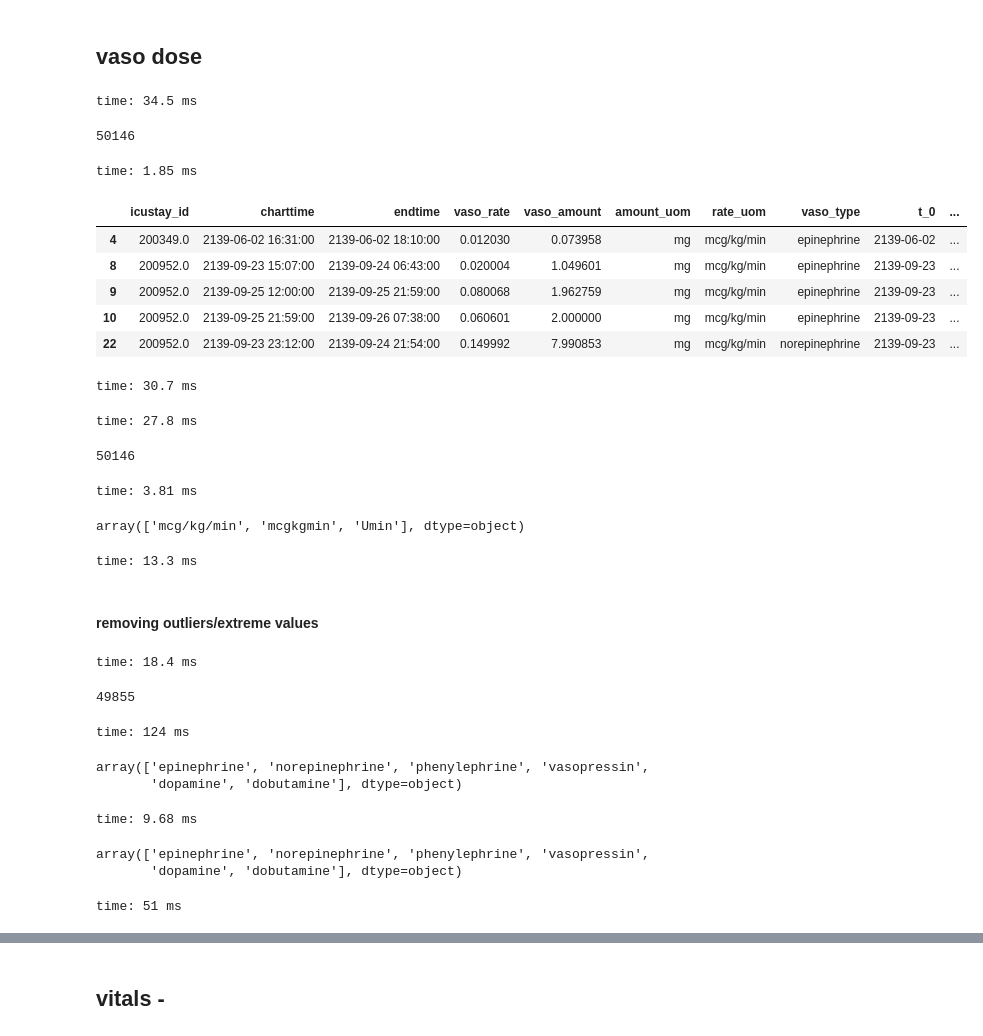
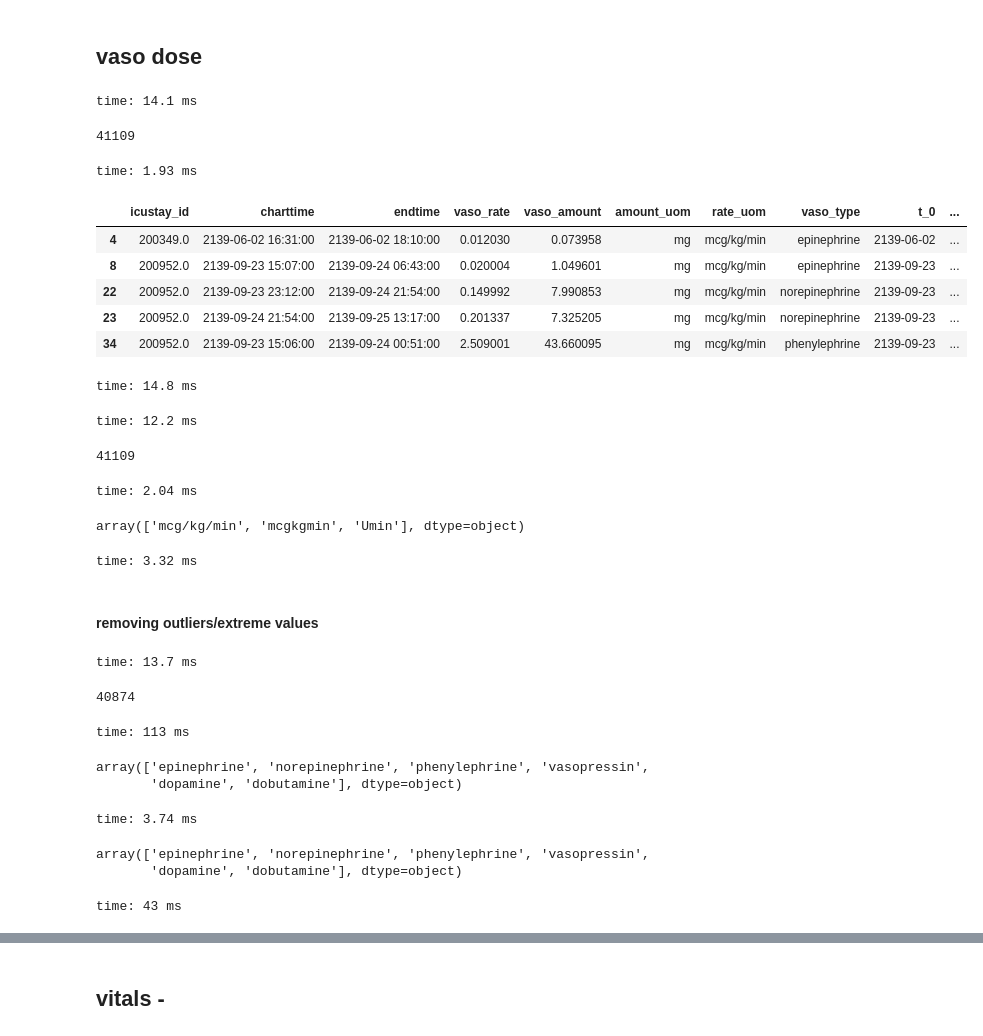
Before and after one commit to kellylinyingxin/mimiciii-antibiotics-modeling, a Jupyter notebook: notebooks/03.20-clinical_variable_prep.ipynb, the cells around one changed output, grey strips where cells are left out. Drawn from its saved outputs; the diff is of its cells as text; code cells hidden in the pictures.

```diff
--- a/notebooks/03.20-clinical_variable_prep.ipynb
+++ b/notebooks/03.20-clinical_variable_prep.ipynb
@@ -220,92 +324,88 @@ time: 28.9 ms
 # %% [markdown]
 ## vaso dose
 # %%
-# #vaso_dose_72.head()
-# vaso_dose_72= vaso_dose_72.rename(
-#     columns={'starttime':'charttime','label':'vaso_type'}
-#         )#.drop(labels='endtime', axis=1)
 # #renaming starttime to charttime and dropping endtime
 
-dfs['vaso_dose_72']= dfs['vaso_dose_72'].rename(
+dfs[vaso_df]= dfs[vaso_df].rename(
     columns={'starttime':'charttime','label':'vaso_type'})
 # %% [output]
-time: 34.5 ms
+time: 14.1 ms
 # %%
-len(dfs['vaso_dose_72'])
+len(dfs[vaso_df])
 # %% [output]
-50146
+41109
-time: 1.85 ms
+time: 1.93 ms
 # %%
-dfs['vaso_dose_72'].head()
+dfs[vaso_df].head()
 # %% [output]
 |  | icustay_id | charttime | endtime | vaso_rate | vaso_amount | amount_uom | rate_uom | vaso_type | t_0 | ... |
 | 4 | 200349.0 | 2139-06-02 16:31:00 | 2139-06-02 18:10:00 | 0.012030 | 0.073958 | mg | mcg/kg/min | epinephrine | 2139-06-02 | ... |
 | 8 | 200952.0 | 2139-09-23 15:07:00 | 2139-09-24 06:43:00 | 0.020004 | 1.049601 | mg | mcg/kg/min | epinephrine | 2139-09-23 | ... |
-| 9 | 200952.0 | 2139-09-25 12:00:00 | 2139-09-25 21:59:00 | 0.080068 | 1.962759 | mg | mcg/kg/min | epinephrine | 2139-09-23 | ... |
-| 10 | 200952.0 | 2139-09-25 21:59:00 | 2139-09-26 07:38:00 | 0.060601 | 2.000000 | mg | mcg/kg/min | epinephrine | 2139-09-23 | ... |
 | 22 | 200952.0 | 2139-09-23 23:12:00 | 2139-09-24 21:54:00 | 0.149992 | 7.990853 | mg | mcg/kg/min | norepinephrine | 2139-09-23 | ... |
+| 23 | 200952.0 | 2139-09-24 21:54:00 | 2139-09-25 13:17:00 | 0.201337 | 7.325205 | mg | mcg/kg/min | norepinephrine | 2139-09-23 | ... |
+| 34 | 200952.0 | 2139-09-23 15:06:00 | 2139-09-24 00:51:00 | 2.509001 | 43.660095 | mg | mcg/kg/min | phenylephrine | 2139-09-23 | ... |
-time: 30.7 ms
+time: 14.8 ms
 # %%
 #removing units/hour because that is a different use of vasopressin
-dfs['vaso_dose_72'] = dfs['vaso_dose_72'].loc[dfs['vaso_dose_72'].loc[:,'rate_uom']!= 'units/hour',:]
-dfs['vaso_dose_72'] = dfs['vaso_dose_72'].loc[dfs['vaso_dose_72'].loc[:,'rate_uom']!= 'Uhr',:]
+dfs[vaso_df] = dfs[vaso_df].loc[dfs[vaso_df].loc[:,'rate_uom']!= 'units/hour',:]
+dfs[vaso_df] = dfs[vaso_df].loc[dfs[vaso_df].loc[:,'rate_uom']!= 'Uhr',:]
 # %% [output]
-time: 27.8 ms
+time: 12.2 ms
 # %%
-len(dfs['vaso_dose_72'])
+len(dfs[vaso_df])
 # %% [output]
-50146
+41109
-time: 3.81 ms
+time: 2.04 ms
 # %%
-dfs['vaso_dose_72']['rate_uom'].unique()
+dfs[vaso_df]['rate_uom'].unique()
 # %% [output]
 array(['mcg/kg/min', 'mcgkgmin', 'Umin'], dtype=object)
-time: 13.3 ms
+time: 3.32 ms
 # %% [markdown]
 #### removing outliers/extreme values
 # %%
 # Use transform to add a column back to the orig df from a groupby aggregation, transform returns a Series with its index aligned to the orig df:
 def vaso_outlier_removal(df):
-    test_group=(dfs['vaso_dose_72'][['vaso_rate','rate_uom','amount_uom','vaso_type']]#.groupby('vaso_type', as_index=False)
+    test_group=(dfs[vaso_df][['vaso_rate','rate_uom','amount_uom','vaso_type']]#.groupby('vaso_type', as_index=False)
          .groupby(['vaso_type','rate_uom'])
              )
 
-    dfs['vaso_dose_72']['std']=test_group.transform(lambda x : x.std())
-    dfs['vaso_dose_72']['mean']=test_group.transform(lambda x : x.mean())
+    dfs[vaso_df]['std']=test_group.transform(lambda x : x.std())
+    dfs[vaso_df]['mean']=test_group.transform(lambda x : x.mean())
 
     normal_high_value= pd.DataFrame({
         'vaso_type' : ['dobutamine','dopamine','epinephrine','norepinephrine','vasopressin','phenylephrine'],
         'high_value': [40, 20, 0.5, 1, 0.1, 2] #highest values one might expect to see in a clinic, ie above this is likely erroneous
     }) #found from literature, see notes
 
-    dfs['vaso_dose_72'] = pd.merge(dfs['vaso_dose_72'], normal_high_value, left_on='vaso_type', right_on='vaso_type')
+    dfs[vaso_df] = pd.merge(dfs[vaso_df], normal_high_value, left_on='vaso_type', right_on='vaso_type')
 
-    vaso_dose_72_rmout =(dfs['vaso_dose_72'][
-        ~((dfs['vaso_dose_72']['vaso_rate'] > dfs['vaso_dose_72']['high_value']) & ((dfs['vaso_dose_72']['vaso_rate']-dfs['vaso_dose_72']['mean'])>= (3*dfs['vaso_dose_72']['std'])))
+    vaso_dose_72_rmout =(dfs[vaso_df][
+        ~((dfs[vaso_df]['vaso_rate'] > dfs[vaso_df]['high_value']) & ((dfs[vaso_df]['vaso_rate']-dfs[vaso_df]['mean'])>= (3*dfs[vaso_df]['std'])))
         ])
     #ie vaso_dose_72_rmout is a dataframe of all rows that excludes rows where vaso rate > literature high value and where vaso_rate >3sd from teh mean
     return(vaso_dose_72_rmout)
 # %% [output]
-time: 18.4 ms
+time: 13.7 ms
 # %%
-dfs['vaso_dose_72']= vaso_outlier_removal(dfs['vaso_dose_72'])
-len(dfs['vaso_dose_72']) #52976 ->49340
+dfs[vaso_df]= vaso_outlier_removal(dfs[vaso_df])
+len(dfs[vaso_df]) #52976 ->49340
 # %% [output]
-49855
+40874
-time: 124 ms
+time: 113 ms
 # %%
-dfs['vaso_dose_72']['vaso_type'].unique()
+dfs[vaso_df]['vaso_type'].unique()
 # %% [output]
 array(['epinephrine', 'norepinephrine', 'phenylephrine', 'vasopressin',
        'dopamine', 'dobutamine'], dtype=object)
-time: 9.68 ms
+time: 3.74 ms
 # %%
 #standardizing names, dropping unneeded columns for analysis
-dfs['vaso_dose_72']= dfs['vaso_dose_72'].drop(['vaso_amount', 'amount_uom','std','mean','high_value'], axis=1)
-dfs['vaso_dose_72']= dfs['vaso_dose_72'].rename(index=str, columns={'vaso_rate': 'value', 'rate_uom':'uom','vaso_type':'label'})
-dfs['vaso_dose_72']['label'].unique()
+dfs[vaso_df]= dfs[vaso_df].drop(['vaso_amount', 'amount_uom','std','mean','high_value'], axis=1)
+dfs[vaso_df]= dfs[vaso_df].rename(index=str, columns={'vaso_rate': 'value', 'rate_uom':'uom','vaso_type':'label'})
+dfs[vaso_df]['label'].unique()
 # %% [output]
 array(['epinephrine', 'norepinephrine', 'phenylephrine', 'vasopressin',
        'dopamine', 'dobutamine'], dtype=object)
-time: 51 ms
+time: 43 ms
 # %%
```
Also changed, not shown: parts of 143 cells of this notebook, 3 other files.
